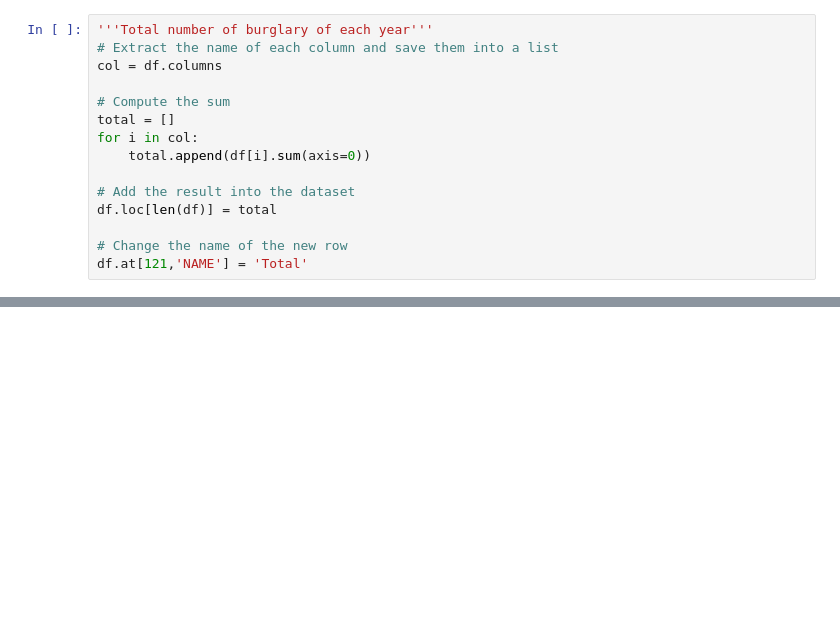
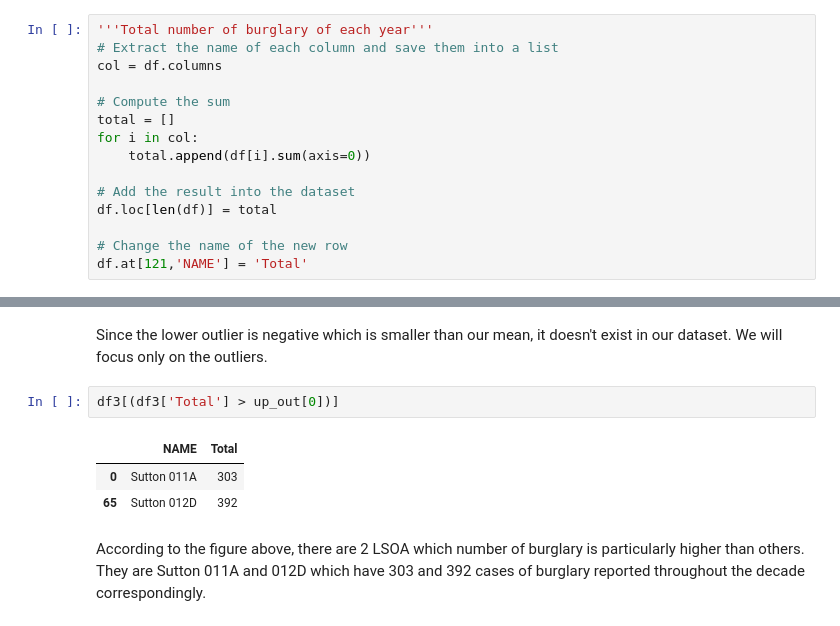
Before and after one commit to HKEdwin22/Sutton_CrimeRate, a Jupyter notebook: Burglar_10 yrs.ipynb, the cells around one changed output, grey strips where cells are left out. Drawn from its saved outputs; the diff is of its cells as text; blank space fills up the shorter version.

```diff
--- a/Burglar_10 yrs.ipynb
+++ b/Burglar_10 yrs.ipynb
@@ -109,0 +174,10 @@ The chart shows that number of burglary reported in Sutton has been decreasing o
+# %% [markdown]
+Since the lower outlier is negative which is smaller than our mean, it doesn't exist in our dataset. We will focus only on the outliers.
+# %%
+df3[(df3['Total'] > up_out[0])]
+# %% [output]
+|  | NAME | Total |
+| 0 | Sutton 011A | 303 |
+| 65 | Sutton 012D | 392 |
+# %% [markdown]
+According to the figure above, there are 2 LSOA which number of burglary is particularly higher than others. They are Sutton 011A and 012D which have 303 and 392 cases of burglary reported throughout the decade correspondingly.
```
Also changed, not shown: parts of 12 cells of this notebook.
